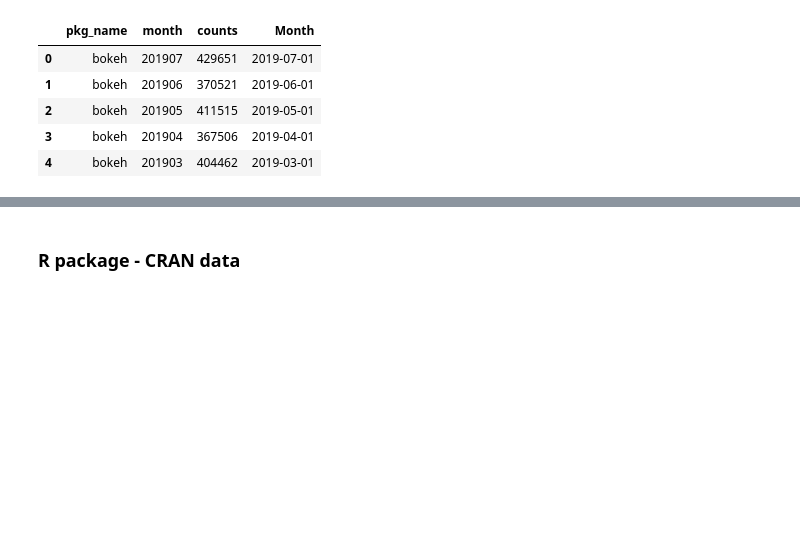
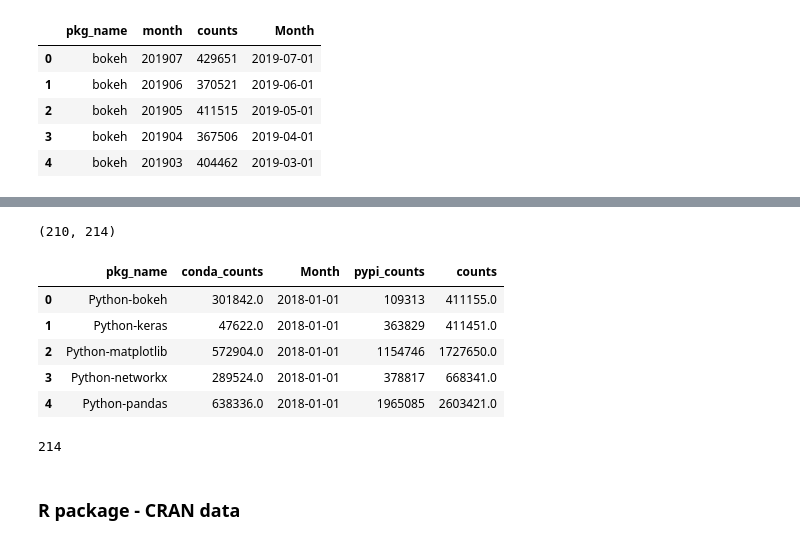
Before and after one commit to sophiamyang/PythonRcomparison, a Jupyter notebook: PythonRcomparison.ipynb, the cells around one changed output, grey strips where cells are left out. Saved outputs shown, nothing was run; the diff lists cells and outputs as text; code cells hidden in the pictures; blank space fills up the shorter version.

Commit message:
merged conda data and PyPI data

```diff
--- a/PythonRcomparison.ipynb
+++ b/PythonRcomparison.ipynb
@@ -49,8 +50,8 @@ dfconda.head()
 | 3 | 2018 | 1 | networkx | 289524.0 | 2018-01-01 |
 | 4 | 2018 | 1 | pandas | 638336.0 | 2018-01-01 |
 # %%
-dfconda['pkg_name'] = 'Conda-'+dfconda['pkg_name']
-dfconda_wide = dfconda.pivot(index='Month', columns='pkg_name', values='counts')
+# dfconda['pkg_name'] = 'Conda-'+dfconda['pkg_name']
+# dfconda_wide = dfconda.pivot(index='Month', columns='pkg_name', values='counts')
 # %% [markdown]
 ### Python package - PyPI data
 # %% [markdown]
@@ -81,5 +82,5 @@ dfpypi.head()
 | 3 | bokeh | 201904 | 367506 | 2019-04-01 |
 | 4 | bokeh | 201903 | 404462 | 2019-03-01 |
 # %%
-dfpypi['pkg_name'] = 'PyPI-'+dfpypi['pkg_name']
-dfpypi_wide = dfpypi.pivot(index='Month', columns='pkg_name', values='counts')
+# dfpypi['pkg_name'] = 'PyPI-'+dfpypi['pkg_name']
+# dfpypi_wide = dfpypi.pivot(index='Month', columns='pkg_name', values='counts')
@@ -85,0 +107,31 @@ dfpypi_wide = dfpypi.pivot(index='Month', columns='pkg_name', values='counts')
+# %%
+len(dfconda), len(dfpypi)
+# %% [output]
+(210, 214)
+# %%
+dfpython = (
+    dfconda
+    .drop(columns=['year','month'])
+    .rename(columns={'counts':'conda_counts'})
+    .merge(dfpypi
+           .drop(columns=['month'])
+           .rename(columns={'counts':'pypi_counts'}),
+           on=['pkg_name','Month'],
+           how='outer')
+)
+# %%
+dfpython['counts'] = dfpython['conda_counts'] + dfpython['pypi_counts']
+dfpython['pkg_name'] = 'Python-'+dfpython['pkg_name']
+# %%
+dfpython.head()
+# %% [output]
+|  | pkg_name | conda_counts | Month | pypi_counts | counts |
+| 0 | Python-bokeh | 301842.0 | 2018-01-01 | 109313 | 411155.0 |
+| 1 | Python-keras | 47622.0 | 2018-01-01 | 363829 | 411451.0 |
+| 2 | Python-matplotlib | 572904.0 | 2018-01-01 | 1154746 | 1727650.0 |
+| 3 | Python-networkx | 289524.0 | 2018-01-01 | 378817 | 668341.0 |
+| 4 | Python-pandas | 638336.0 | 2018-01-01 | 1965085 | 2603421.0 |
+# %%
+len(dfpython)
+# %% [output]
+214
```
Also changed, not shown: parts of 16 cells of this notebook.
